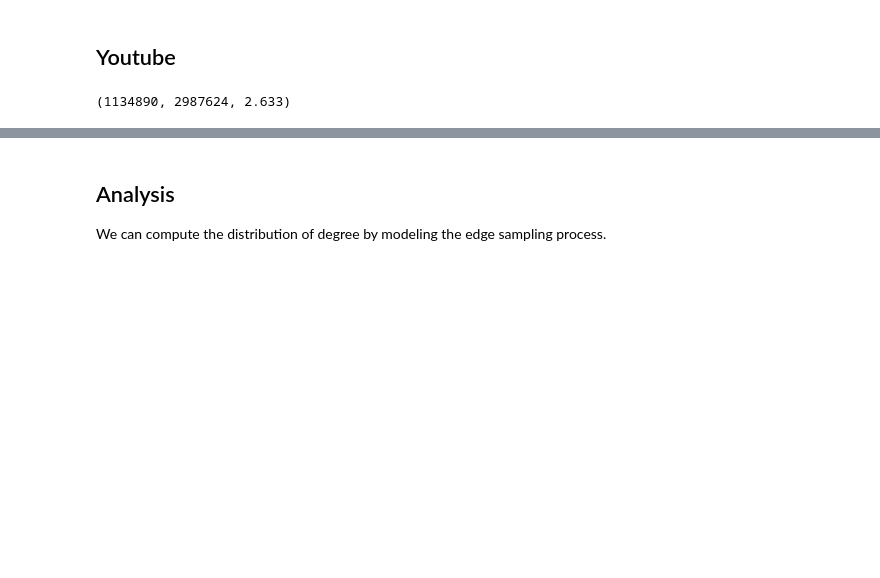
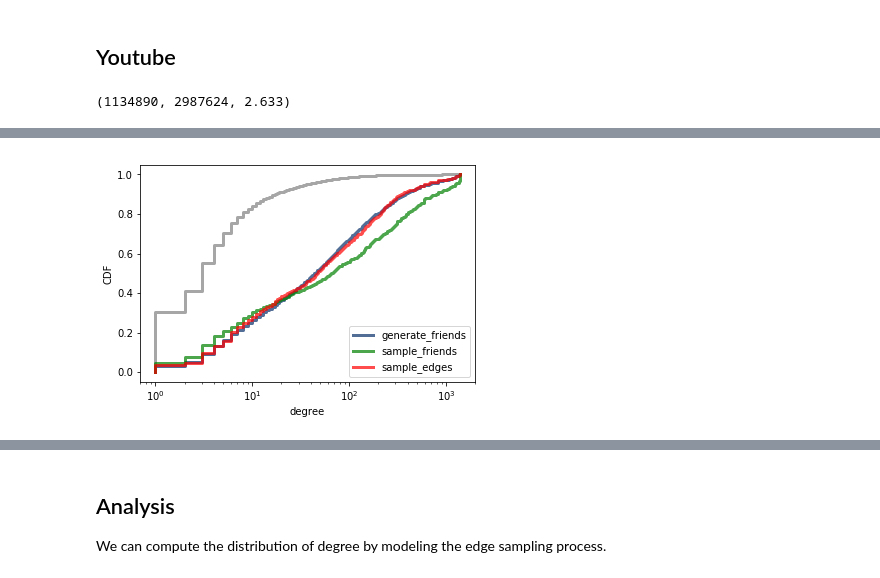
Before and after one commit to newsch/friend_value_hacking, a Jupyter notebook: code/social2evan.ipynb, the cells around one changed output, grey strips where cells are left out. Saved outputs shown, nothing was run; the diff lists cells and outputs as text; code cells hidden in the pictures; blank space fills up the shorter version.

```diff
--- a/code/social2evan.ipynb
+++ b/code/social2evan.ipynb
@@ -199,0 +224,4 @@ compare_friend_degree(yt)
+# %%
+compare_friend_degree_log_x(en)
+# %% [output]
+[figure, added]
```
Also changed, not shown: parts of 11 cells of this notebook.
